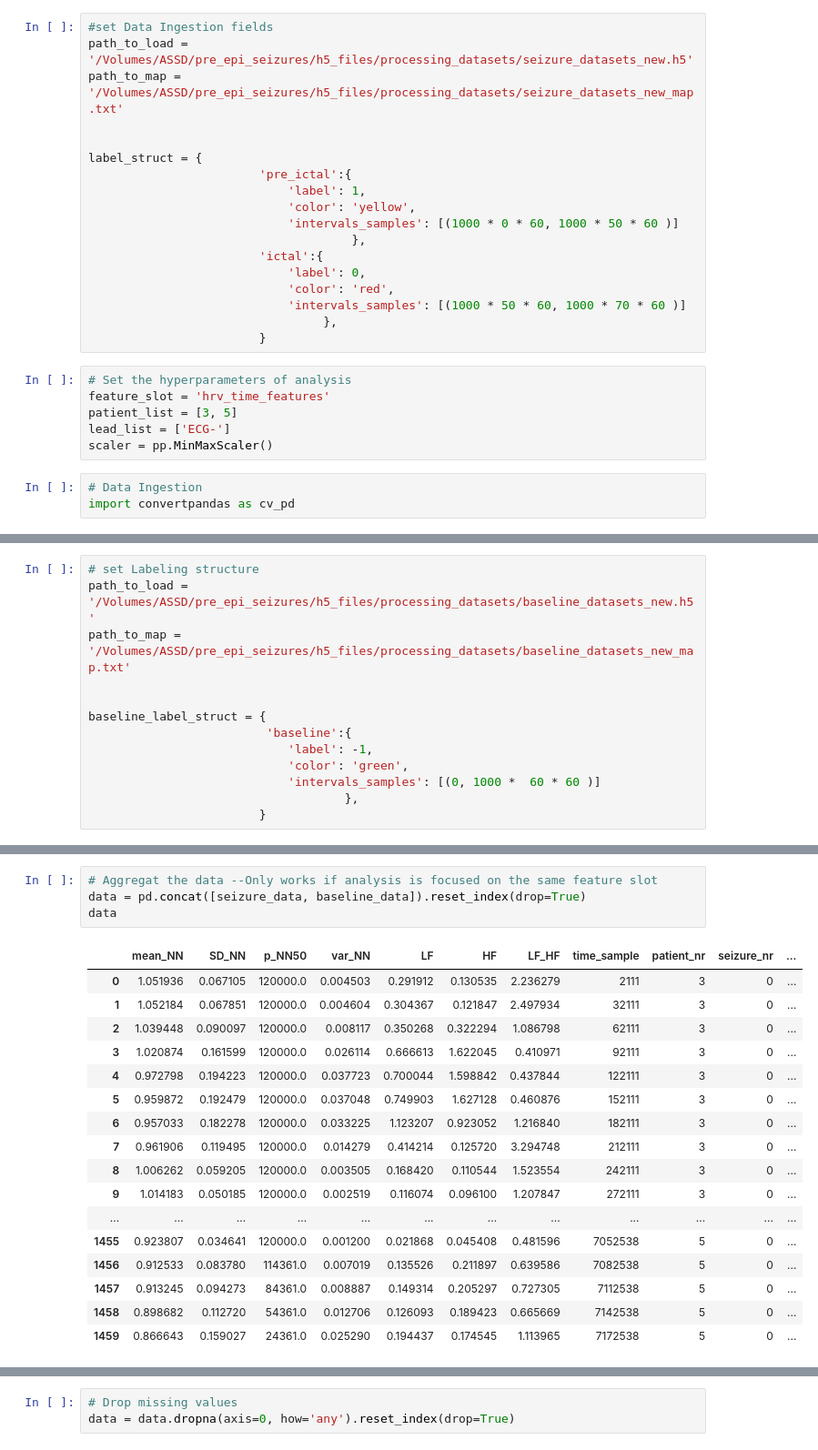
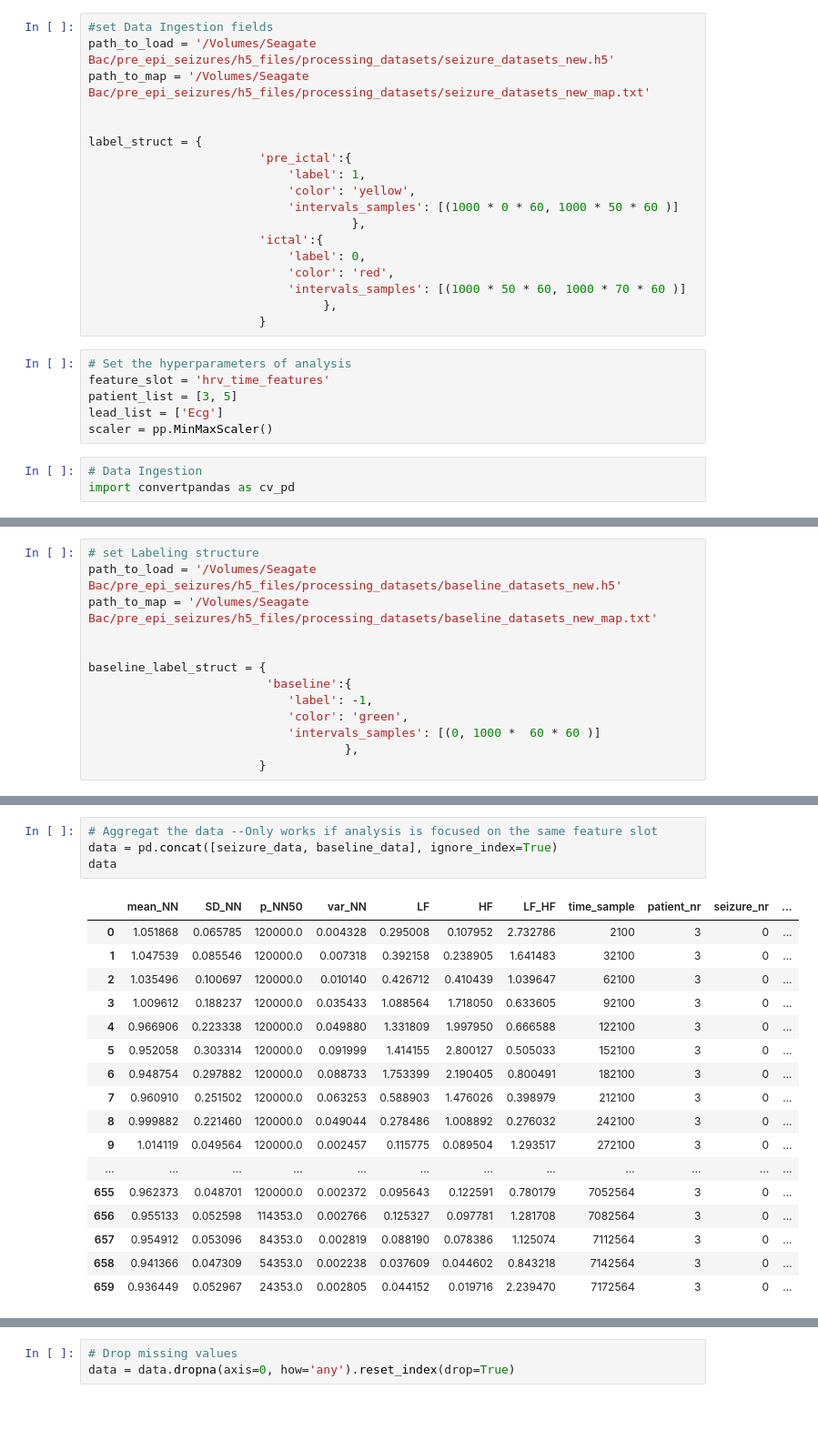
Before and after one commit to yinxiaojing1/pre_epi_seizures, a Jupyter notebook: pre_epi_seizures/classification/exploratory_data_analysis.ipynb, the cells around one changed output, grey strips where cells are left out. Shown at 91% size. Saved outputs shown, nothing was run; the diff lists cells and outputs as text; blank space fills up the shorter version.

Commit message:
EDA still working, done processing data for patient 3. There are still errors, now on processing the raw data

```diff
--- a/pre_epi_seizures/classification/exploratory_data_analysis.ipynb
+++ b/pre_epi_seizures/classification/exploratory_data_analysis.ipynb
@@ -4,8 +4,8 @@ import numpy as np
 import sklearn.preprocessing as pp
 # %%
 #set Data Ingestion fields
-path_to_load = '/Volumes/ASSD/pre_epi_seizures/h5_files/processing_datasets/seizure_datasets_new.h5'
-path_to_map = '/Volumes/ASSD/pre_epi_seizures/h5_files/processing_datasets/seizure_datasets_new_map.txt'
+path_to_load = '/Volumes/Seagate Bac/pre_epi_seizures/h5_files/processing_datasets/seizure_datasets_new.h5'
+path_to_map = '/Volumes/Seagate Bac/pre_epi_seizures/h5_files/processing_datasets/seizure_datasets_new_map.txt'
 
 
 label_struct = {
@@ -24,7 +24,7 @@ label_struct = {
 # Set the hyperparameters of analysis
 feature_slot = 'hrv_time_features'
 patient_list = [3, 5]
-lead_list = ['ECG-']
+lead_list = ['Ecg']
 scaler = pp.MinMaxScaler()
 # %%
 # Data Ingestion
@@ -78,7 +79,7 @@ seizure_data
 # %%
 # set Labeling structure
-path_to_load = '/Volumes/ASSD/pre_epi_seizures/h5_files/processing_datasets/baseline_datasets_new.h5'
-path_to_map = '/Volumes/ASSD/pre_epi_seizures/h5_files/processing_datasets/baseline_datasets_new_map.txt'
+path_to_load = '/Volumes/Seagate Bac/pre_epi_seizures/h5_files/processing_datasets/baseline_datasets_new.h5'
+path_to_map = '/Volumes/Seagate Bac/pre_epi_seizures/h5_files/processing_datasets/baseline_datasets_new_map.txt'
 
 
 baseline_label_struct = {
@@ -126,22 +127,22 @@ baseline_data
 # %%
 # Aggregat the data --Only works if analysis is focused on the same feature slot
-data = pd.concat([seizure_data, baseline_data]).reset_index(drop=True)
+data = pd.concat([seizure_data, baseline_data], ignore_index=True)
 data
 # %% [output]
 |  | mean_NN | SD_NN | p_NN50 | var_NN | LF | HF | LF_HF | time_sample | patient_nr | seizure_nr | ... |
-| 0 | 1.051936 | 0.067105 | 120000.0 | 0.004503 | 0.291912 | 0.130535 | 2.236279 | 2111 | 3 | 0 | ... |
-| 1 | 1.052184 | 0.067851 | 120000.0 | 0.004604 | 0.304367 | 0.121847 | 2.497934 | 32111 | 3 | 0 | ... |
-| 2 | 1.039448 | 0.090097 | 120000.0 | 0.008117 | 0.350268 | 0.322294 | 1.086798 | 62111 | 3 | 0 | ... |
-| 3 | 1.020874 | 0.161599 | 120000.0 | 0.026114 | 0.666613 | 1.622045 | 0.410971 | 92111 | 3 | 0 | ... |
-| 4 | 0.972798 | 0.194223 | 120000.0 | 0.037723 | 0.700044 | 1.598842 | 0.437844 | 122111 | 3 | 0 | ... |
-| 5 | 0.959872 | 0.192479 | 120000.0 | 0.037048 | 0.749903 | 1.627128 | 0.460876 | 152111 | 3 | 0 | ... |
-| 6 | 0.957033 | 0.182278 | 120000.0 | 0.033225 | 1.123207 | 0.923052 | 1.216840 | 182111 | 3 | 0 | ... |
-| 7 | 0.961906 | 0.119495 | 120000.0 | 0.014279 | 0.414214 | 0.125720 | 3.294748 | 212111 | 3 | 0 | ... |
-| 8 | 1.006262 | 0.059205 | 120000.0 | 0.003505 | 0.168420 | 0.110544 | 1.523554 | 242111 | 3 | 0 | ... |
-| 9 | 1.014183 | 0.050185 | 120000.0 | 0.002519 | 0.116074 | 0.096100 | 1.207847 | 272111 | 3 | 0 | ... |
+| 0 | 1.051868 | 0.065785 | 120000.0 | 0.004328 | 0.295008 | 0.107952 | 2.732786 | 2100 | 3 | 0 | ... |
+| 1 | 1.047539 | 0.085546 | 120000.0 | 0.007318 | 0.392158 | 0.238905 | 1.641483 | 32100 | 3 | 0 | ... |
+| 2 | 1.035496 | 0.100697 | 120000.0 | 0.010140 | 0.426712 | 0.410439 | 1.039647 | 62100 | 3 | 0 | ... |
+| 3 | 1.009612 | 0.188237 | 120000.0 | 0.035433 | 1.088564 | 1.718050 | 0.633605 | 92100 | 3 | 0 | ... |
+| 4 | 0.966906 | 0.223338 | 120000.0 | 0.049880 | 1.331809 | 1.997950 | 0.666588 | 122100 | 3 | 0 | ... |
+| 5 | 0.952058 | 0.303314 | 120000.0 | 0.091999 | 1.414155 | 2.800127 | 0.505033 | 152100 | 3 | 0 | ... |
+| 6 | 0.948754 | 0.297882 | 120000.0 | 0.088733 | 1.753399 | 2.190405 | 0.800491 | 182100 | 3 | 0 | ... |
+| 7 | 0.960910 | 0.251502 | 120000.0 | 0.063253 | 0.588903 | 1.476026 | 0.398979 | 212100 | 3 | 0 | ... |
+| 8 | 0.999882 | 0.221460 | 120000.0 | 0.049044 | 0.278486 | 1.008892 | 0.276032 | 242100 | 3 | 0 | ... |
+| 9 | 1.014119 | 0.049564 | 120000.0 | 0.002457 | 0.115775 | 0.089504 | 1.293517 | 272100 | 3 | 0 | ... |
 | ... | ... | ... | ... | ... | ... | ... | ... | ... | ... | ... | ... |
-| 1455 | 0.923807 | 0.034641 | 120000.0 | 0.001200 | 0.021868 | 0.045408 | 0.481596 | 7052538 | 5 | 0 | ... |
-| 1456 | 0.912533 | 0.083780 | 114361.0 | 0.007019 | 0.135526 | 0.211897 | 0.639586 | 7082538 | 5 | 0 | ... |
-| 1457 | 0.913245 | 0.094273 | 84361.0 | 0.008887 | 0.149314 | 0.205297 | 0.727305 | 7112538 | 5 | 0 | ... |
-| 1458 | 0.898682 | 0.112720 | 54361.0 | 0.012706 | 0.126093 | 0.189423 | 0.665669 | 7142538 | 5 | 0 | ... |
-| 1459 | 0.866643 | 0.159027 | 24361.0 | 0.025290 | 0.194437 | 0.174545 | 1.113965 | 7172538 | 5 | 0 | ... |
+| 655 | 0.962373 | 0.048701 | 120000.0 | 0.002372 | 0.095643 | 0.122591 | 0.780179 | 7052564 | 3 | 0 | ... |
+| 656 | 0.955133 | 0.052598 | 114353.0 | 0.002766 | 0.125327 | 0.097781 | 1.281708 | 7082564 | 3 | 0 | ... |
+| 657 | 0.954912 | 0.053096 | 84353.0 | 0.002819 | 0.088190 | 0.078386 | 1.125074 | 7112564 | 3 | 0 | ... |
+| 658 | 0.941366 | 0.047309 | 54353.0 | 0.002238 | 0.037609 | 0.044602 | 0.843218 | 7142564 | 3 | 0 | ... |
+| 659 | 0.936449 | 0.052967 | 24353.0 | 0.002805 | 0.044152 | 0.019716 | 2.239470 | 7172564 | 3 | 0 | ... |
```
Also changed, not shown: parts of 11 cells of this notebook, 4 other files.
